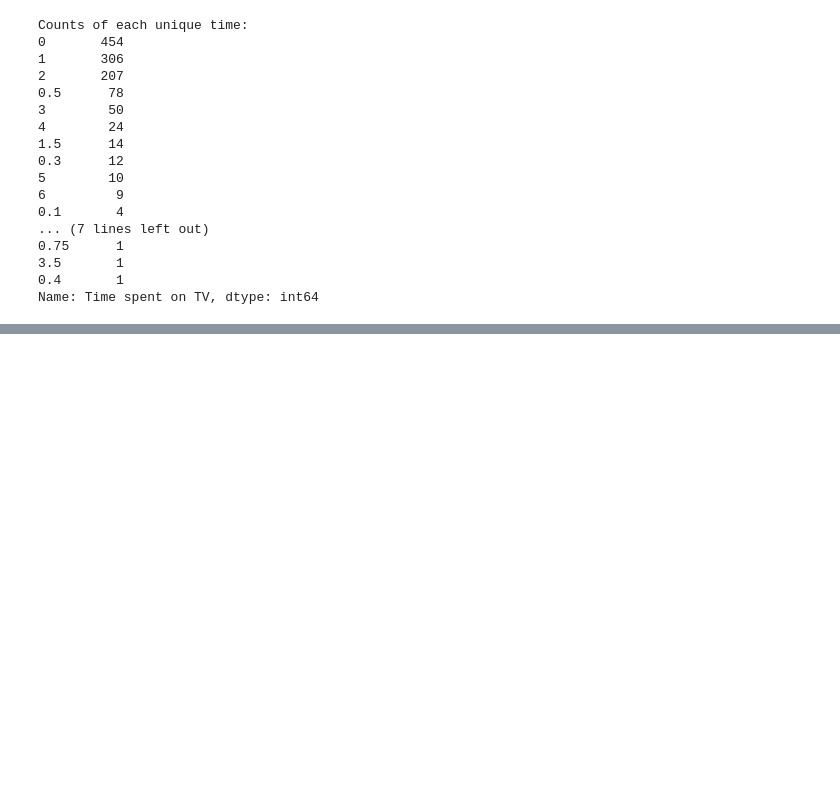
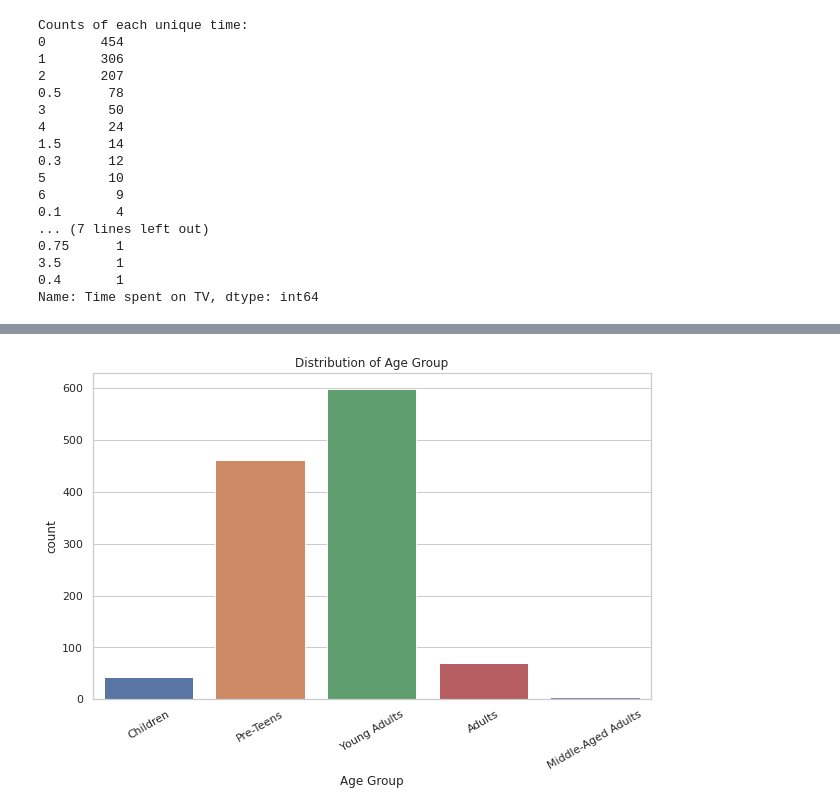
Before and after one commit to tanguolin/Iteration4, a Jupyter notebook: wtam186_Iteration4.ipynb, the cells around one changed output, grey strips where cells are left out. Saved outputs shown, nothing was run; the diff lists cells and outputs as text; code cells hidden in the pictures; blank space fills up the shorter version.

```diff
--- a/wtam186_Iteration4.ipynb
+++ b/wtam186_Iteration4.ipynb
@@ -471,0 +895,7 @@ Name: Time spent on TV, dtype: int64
+# %%
+# Construct a new variable: Age Group
+bins = [0, 13, 20, 30, 45, 60]
+labels = ['Children', 'Pre-Teens', 'Young Adults', 'Adults', 'Middle-Aged Adults']
+dfpd['Age Group'] = pd.cut(dfpd['Age Of Subject'], bins=bins, labels=labels,
+right=False)
+dfpd['Age Group'].head(10)
@@ -471,0 +915,10 @@ Name: Time spent on TV, dtype: int64
+# %%
+#Distribution of Age Group
+sns.set(style="whitegrid")
+plt.figure(figsize=(10, 6)) # Adjust the figure size as needed
+sns.countplot(data=dfpd, x='Age Group')
+plt.title('Distribution of Age Group')
+plt.xticks(rotation=30)
+plt.show()
+# %% [output]
+[figure, added]
```
Also changed, not shown: parts of 13 cells of this notebook.
